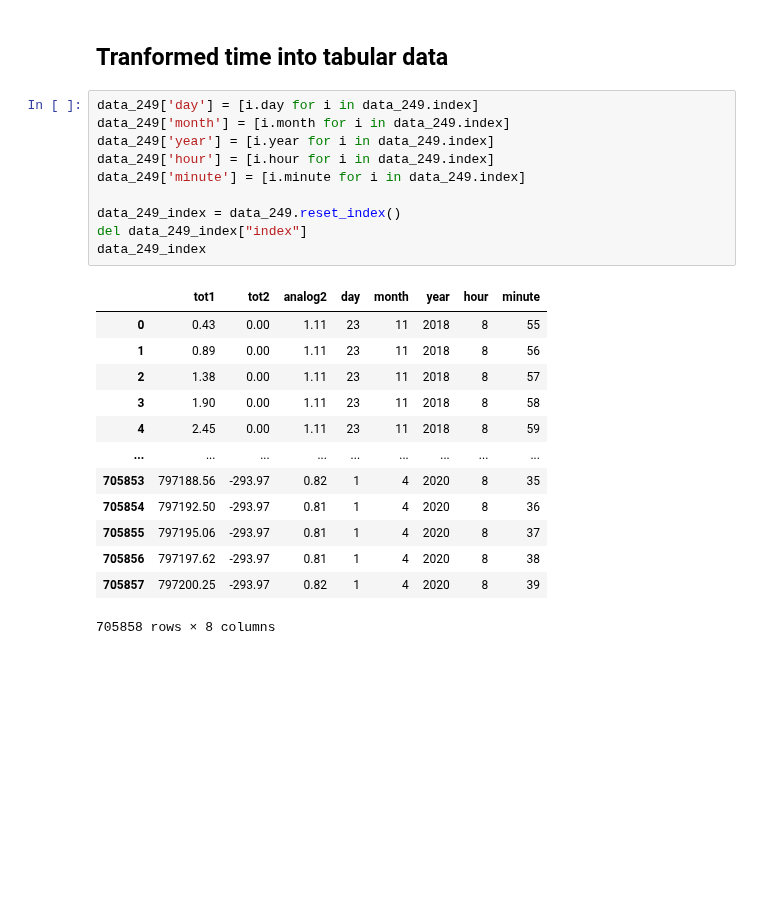
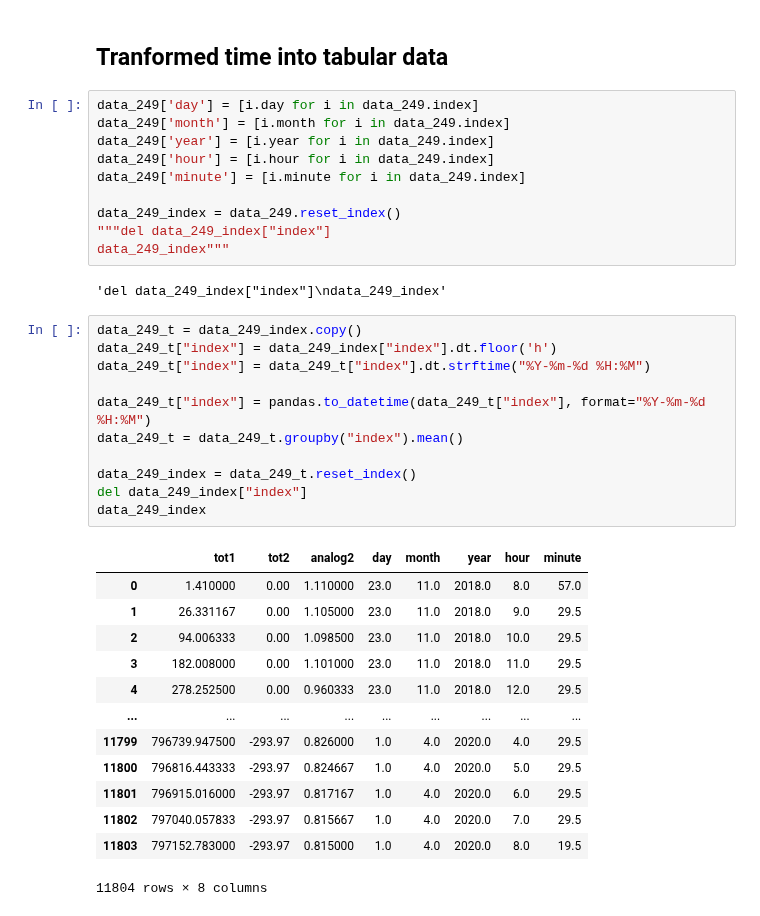
Before and after one commit to Zan-23/IJS_water_loss, a Jupyter notebook: notebooks/Regression sktime.ipynb, the cells around one changed output. Saved outputs shown, nothing was run; the diff lists cells and outputs as text; blank space fills up the shorter version.

```diff
--- a/notebooks/Regression sktime.ipynb
+++ b/notebooks/Regression sktime.ipynb
@@ -44,19 +48,32 @@ data_249['hour'] = [i.hour for i in data_249.index]
 data_249['minute'] = [i.minute for i in data_249.index]
 
 data_249_index = data_249.reset_index()
-del data_249_index["index"]
-data_249_index
+"""del data_249_index["index"]
+data_249_index"""
 # %% [output]
-|  | tot1 | tot2 | analog2 | day | month | year | hour | minute |
-| 0 | 0.43 | 0.00 | 1.11 | 23 | 11 | 2018 | 8 | 55 |
-| 1 | 0.89 | 0.00 | 1.11 | 23 | 11 | 2018 | 8 | 56 |
-| 2 | 1.38 | 0.00 | 1.11 | 23 | 11 | 2018 | 8 | 57 |
-| 3 | 1.90 | 0.00 | 1.11 | 23 | 11 | 2018 | 8 | 58 |
-| 4 | 2.45 | 0.00 | 1.11 | 23 | 11 | 2018 | 8 | 59 |
-| ... | ... | ... | ... | ... | ... | ... | ... | ... |
-| 705853 | 797188.56 | -293.97 | 0.82 | 1 | 4 | 2020 | 8 | 35 |
-| 705854 | 797192.50 | -293.97 | 0.81 | 1 | 4 | 2020 | 8 | 36 |
-| 705855 | 797195.06 | -293.97 | 0.81 | 1 | 4 | 2020 | 8 | 37 |
-| 705856 | 797197.62 | -293.97 | 0.81 | 1 | 4 | 2020 | 8 | 38 |
-| 705857 | 797200.25 | -293.97 | 0.82 | 1 | 4 | 2020 | 8 | 39 |
-705858 rows × 8 columns
+'del data_249_index["index"]\ndata_249_index'
+# %%
+data_249_t = data_249_index.copy()
+data_249_t["index"] = data_249_index["index"].dt.floor('h')
+data_249_t["index"] = data_249_t["index"].dt.strftime("%Y-%m-%d %H:%M")
+
+data_249_t["index"] = pandas.to_datetime(data_249_t["index"], format="%Y-%m-%d %H:%M")
+data_249_t = data_249_t.groupby("index").mean()
+
+data_249_index = data_249_t.reset_index()
+del data_249_index["index"]
+data_249_index
+# %% [output]
+|  | tot1 | tot2 | analog2 | day | month | year | hour | minute |
+| 0 | 1.410000 | 0.00 | 1.110000 | 23.0 | 11.0 | 2018.0 | 8.0 | 57.0 |
+| 1 | 26.331167 | 0.00 | 1.105000 | 23.0 | 11.0 | 2018.0 | 9.0 | 29.5 |
+| 2 | 94.006333 | 0.00 | 1.098500 | 23.0 | 11.0 | 2018.0 | 10.0 | 29.5 |
+| 3 | 182.008000 | 0.00 | 1.101000 | 23.0 | 11.0 | 2018.0 | 11.0 | 29.5 |
+| 4 | 278.252500 | 0.00 | 0.960333 | 23.0 | 11.0 | 2018.0 | 12.0 | 29.5 |
+| ... | ... | ... | ... | ... | ... | ... | ... | ... |
+| 11799 | 796739.947500 | -293.97 | 0.826000 | 1.0 | 4.0 | 2020.0 | 4.0 | 29.5 |
+| 11800 | 796816.443333 | -293.97 | 0.824667 | 1.0 | 4.0 | 2020.0 | 5.0 | 29.5 |
+| 11801 | 796915.016000 | -293.97 | 0.817167 | 1.0 | 4.0 | 2020.0 | 6.0 | 29.5 |
+| 11802 | 797040.057833 | -293.97 | 0.815667 | 1.0 | 4.0 | 2020.0 | 7.0 | 29.5 |
+| 11803 | 797152.783000 | -293.97 | 0.815000 | 1.0 | 4.0 | 2020.0 | 8.0 | 19.5 |
+11804 rows × 8 columns
```
Also changed, not shown: parts of 5 cells of this notebook.
